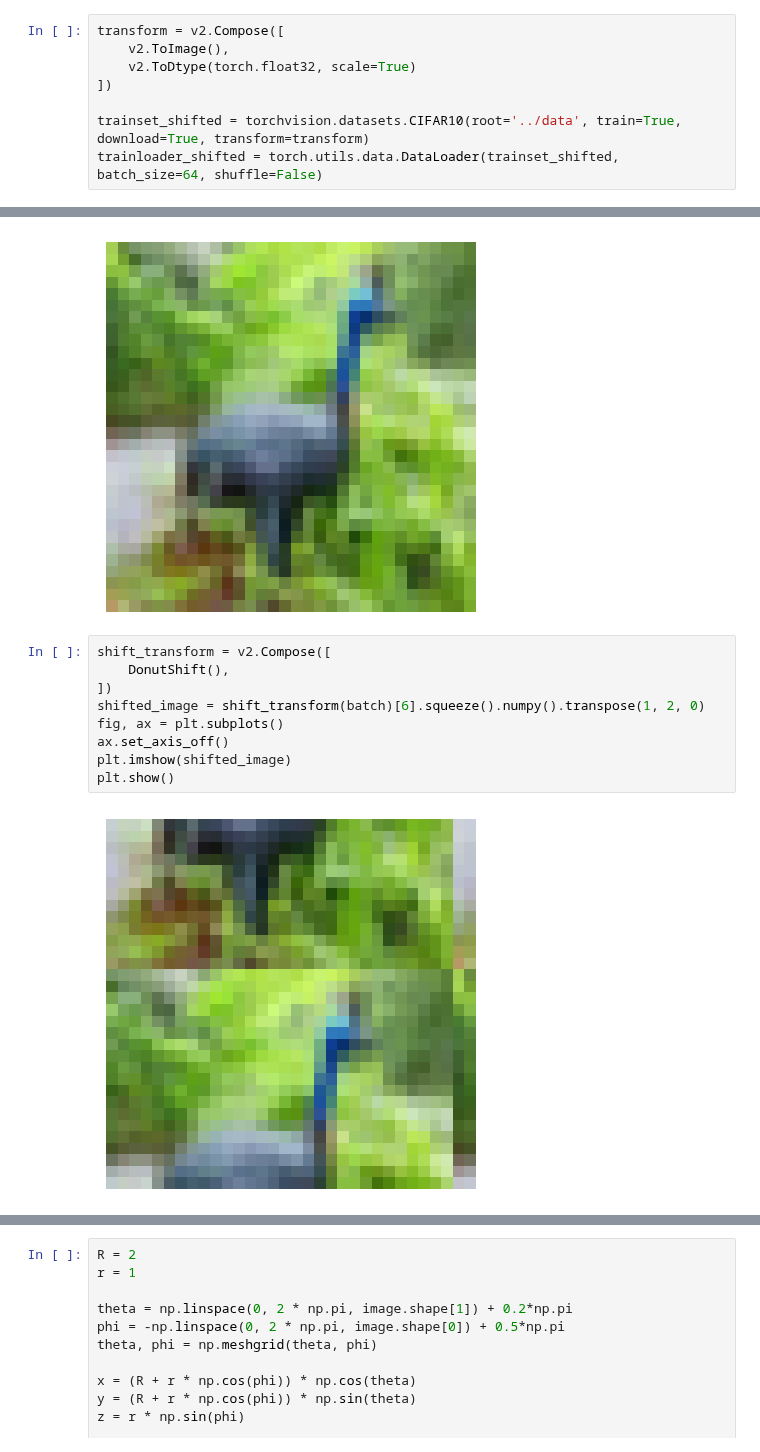
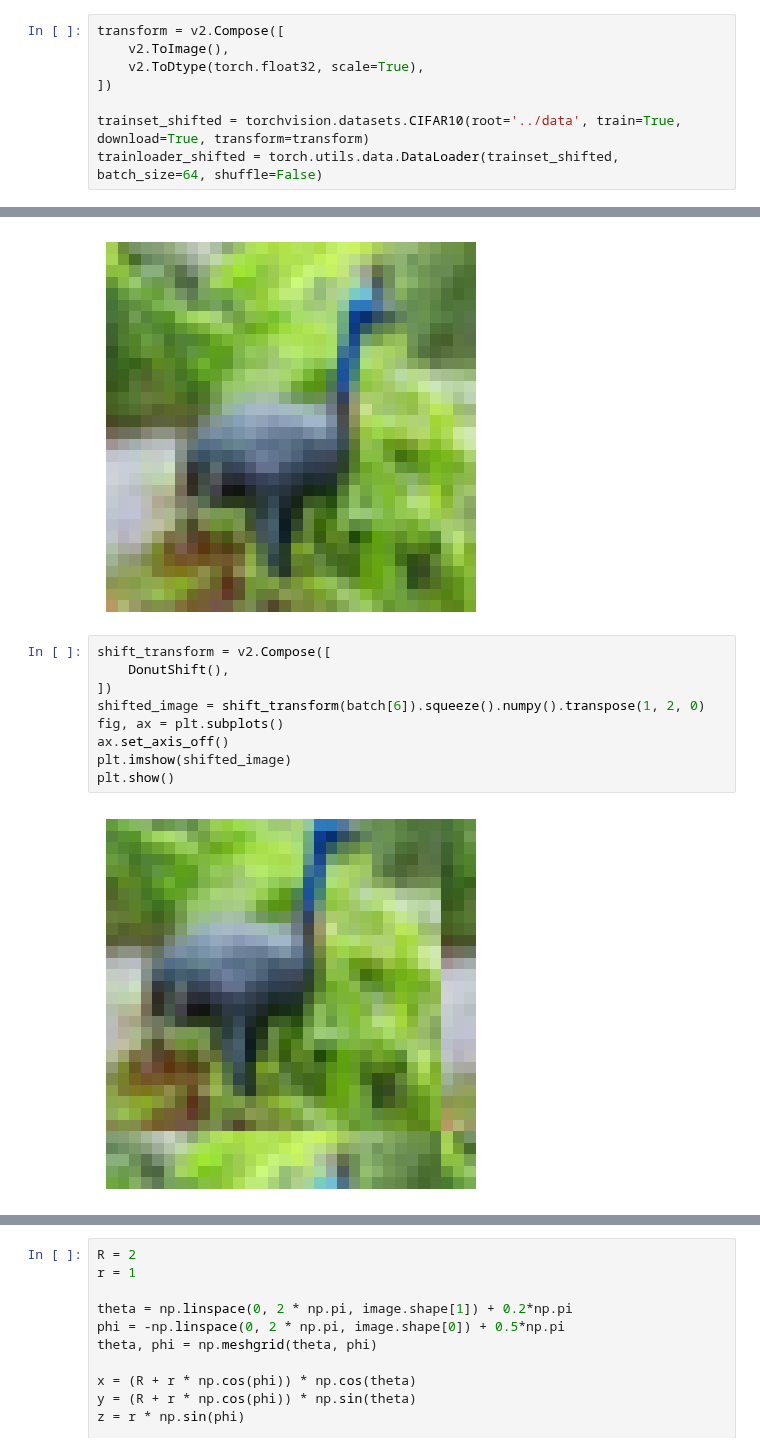
Before and after one commit to TimBerti/donut-augmentation, a Jupyter notebook: notebooks/donut.ipynb, the cells around one changed output, grey strips where cells are left out. Drawn from its saved outputs; the diff is of its cells as text.

```diff
--- a/notebooks/donut.ipynb
+++ b/notebooks/donut.ipynb
@@ -14,7 +14,7 @@ from utils.augmentation import DonutShift, PaddedShift
 # %%
 transform = v2.Compose([
     v2.ToImage(),
-    v2.ToDtype(torch.float32, scale=True)
+    v2.ToDtype(torch.float32, scale=True),
 ])
 
 trainset_shifted = torchvision.datasets.CIFAR10(root='../data', train=True, download=True, transform=transform)
@@ -34,14 +34,14 @@ plt.show()
 # %%
 shift_transform = v2.Compose([
     DonutShift(),
 ])
-shifted_image = shift_transform(batch)[6].squeeze().numpy().transpose(1, 2, 0)
+shifted_image = shift_transform(batch[6]).squeeze().numpy().transpose(1, 2, 0)
 fig, ax = plt.subplots()
 ax.set_axis_off()
 plt.imshow(shifted_image)
 plt.show()
 # %% [output]
-[figure, old version]
+[figure, new version]
 # %%
 shift_transform = v2.Compose([
     PaddedShift(5, 5),
```
Also changed, not shown: parts of 1 cell of this notebook, 6 other files.
